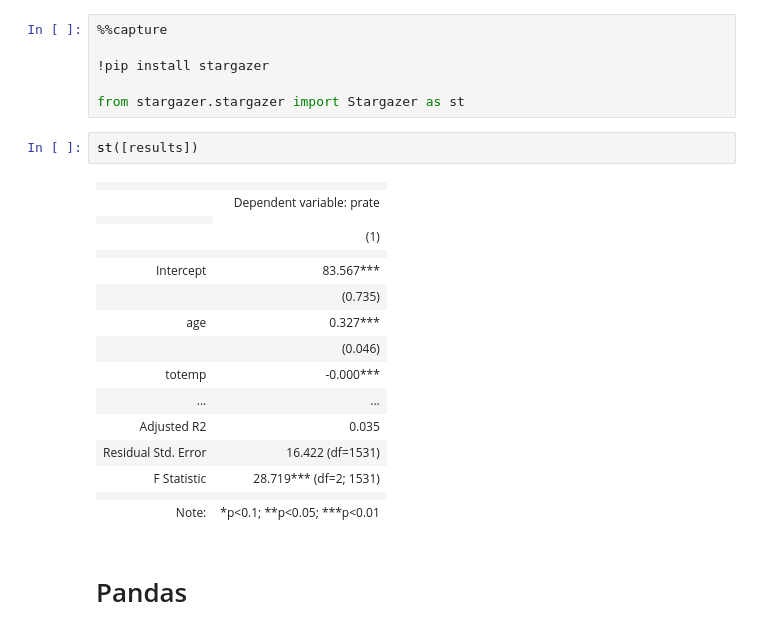
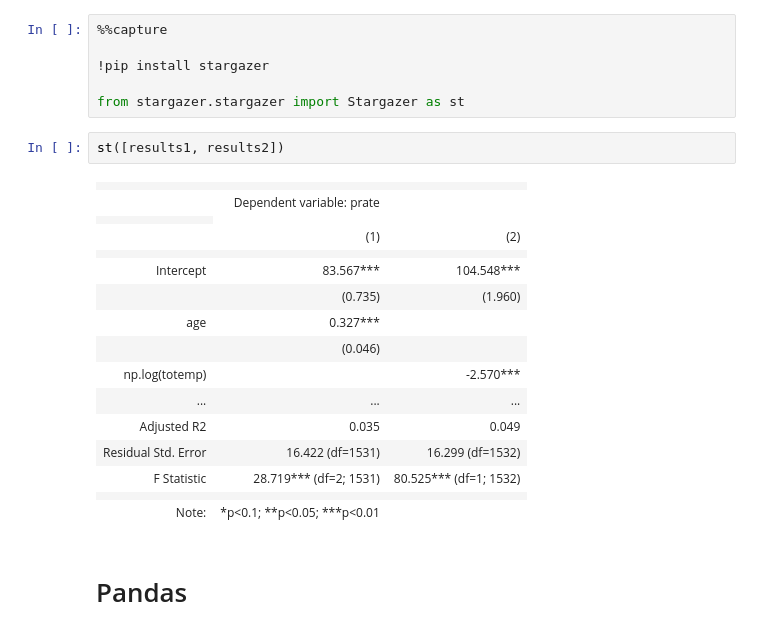
Before and after one commit to havaledar/ECON3740_F24, a Jupyter notebook: ECON3740_F24_Lab_3.ipynb, the cells around one changed output. Cells and saved outputs as stored; diff of their text form.

```diff
--- a/ECON3740_F24_Lab_3.ipynb
+++ b/ECON3740_F24_Lab_3.ipynb
@@ -191,25 +191,25 @@ plt.show()
 !pip install stargazer
 
 from stargazer.stargazer import Stargazer as st
-# %%
-st([results])
-# %% [output]
-|  |  |
-|  | Dependent variable: prate |
-|  |
-|  | (1) |
-|  |  |
-| Intercept | 83.567*** |
-|  | (0.735) |
-| age | 0.327*** |
-|  | (0.046) |
-| totemp | -0.000*** |
-| ... | ... |
-| Adjusted R2 | 0.035 |
-| Residual Std. Error | 16.422 (df=1531) |
-| F Statistic | 28.719*** (df=2; 1531) |
-|  |  |
-| Note: | *p<0.1; **p<0.05; ***p<0.01 |
+# %%
+st([results1, results2])
+# %% [output]
+|  |  |  |
+|  | Dependent variable: prate |  |
+|  |
+|  | (1) | (2) |
+|  |  |  |
+| Intercept | 83.567*** | 104.548*** |
+|  | (0.735) | (1.960) |
+| age | 0.327*** |  |
+|  | (0.046) |  |
+| np.log(totemp) |  | -2.570*** |
+| ... | ... | ... |
+| Adjusted R2 | 0.035 | 0.049 |
+| Residual Std. Error | 16.422 (df=1531) | 16.299 (df=1532) |
+| F Statistic | 28.719*** (df=2; 1531) | 80.525*** (df=1; 1532) |
+|  |  |  |
+| Note: | *p<0.1; **p<0.05; ***p<0.01 |  |
 # %% [markdown]
 # Pandas
 # %%
```
Also changed, not shown: parts of 3 cells of this notebook.
